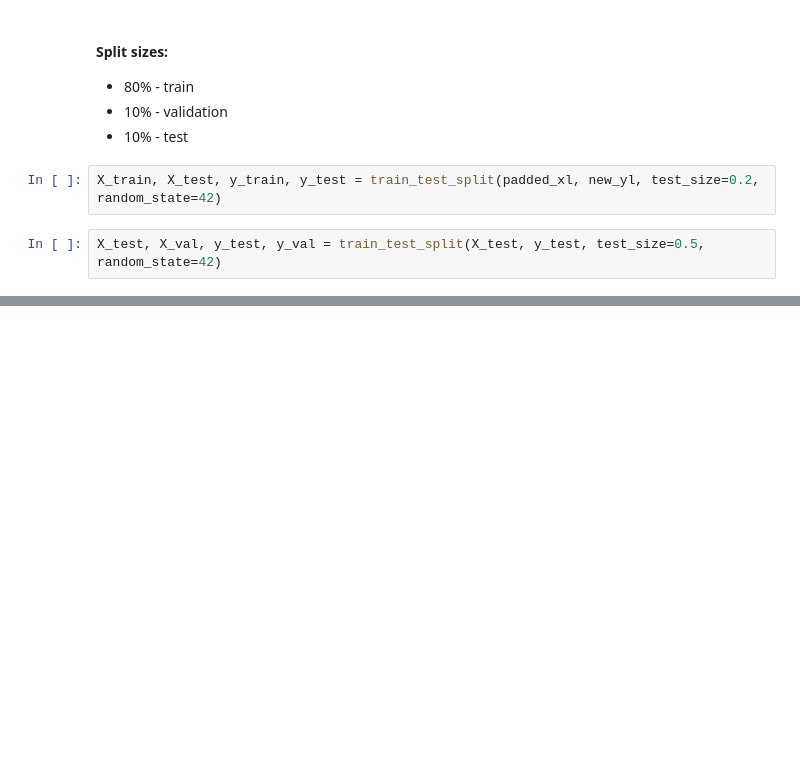
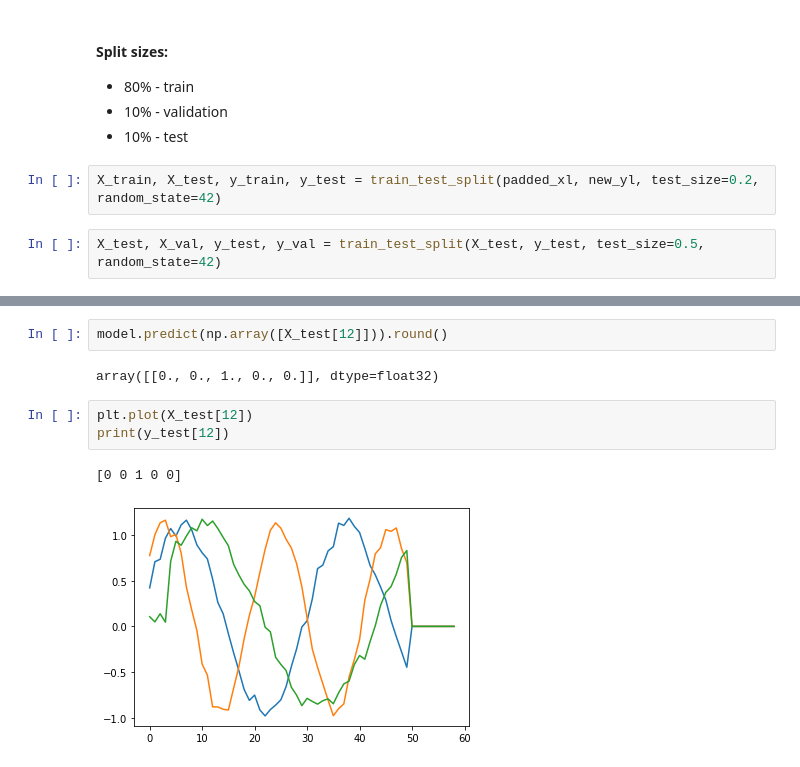
Before and after one commit to Wo0kie3/TimeSeriesAnomalyDetection, a Jupyter notebook: Project2.ipynb, the cells around one changed output, grey strips where cells are left out. Drawn from its saved outputs; the diff is of its cells as text; blank space fills up the shorter version.

```diff
--- a/Project2.ipynb
+++ b/Project2.ipynb
@@ -152,0 +153,10 @@ class PointDataGen(Sequence):
+# %%
+model.predict(np.array([X_test[12]])).round()
+# %% [output]
+array([[0., 0., 1., 0., 0.]], dtype=float32)
+# %%
+plt.plot(X_test[12])
+print(y_test[12])
+# %% [output]
+[0 0 1 0 0]
+[figure, added]
```
Also changed, not shown: parts of 5 cells of this notebook, 4 other files.
